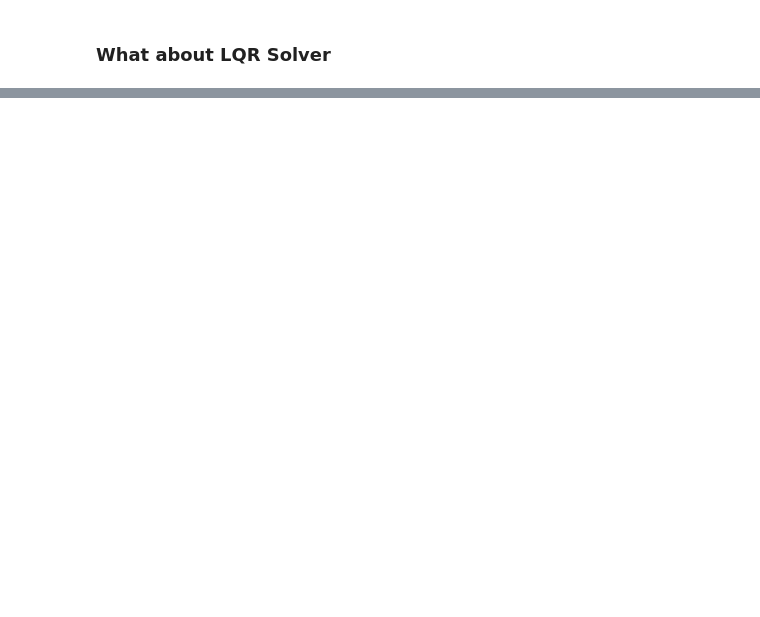
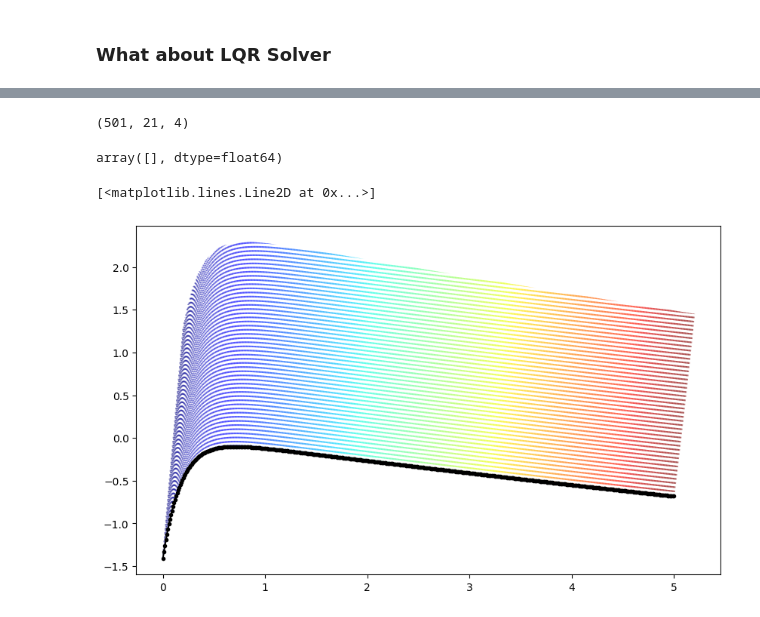
Before and after one commit to QingmuDeng/AA203-Homework, a Jupyter notebook: Project/Dynamics.ipynb, the cells around one changed output, grey strips where cells are left out. Cells and saved outputs as stored; diff of their text form; code cells hidden in the pictures; blank space fills up the shorter version.

```diff
--- a/Project/Dynamics.ipynb
+++ b/Project/Dynamics.ipynb
@@ -753,0 +1086,20 @@ TypeError: dot_general requires contracting dimensions to have the same shape, g
+# %%
+x_mpc.shape
+# %% [output]
+(501, 21, 4)
+# %%
+np.arange(t_k, (N_mpc+2)*dt, dt)
+# %% [output]
+array([], dtype=float64)
+# %%
+fig, ax = plt.subplots(1, 1, figsize=(10, 6))
+
+for k, t_k in enumerate(t):
+    t_series = np.linspace(t_k, t_k+(N_mpc)*dt, num=N_mpc)#np.arange(t_k, t_k+(N_mpc+1)*dt, dt)[:15]
+    # print(t_series , len(t_series))
+    ax.plot(t_series, u_mpc[k,:],':', color=colors[k],alpha=0.5)
+
+ax.plot(t[:], u_mpc[:,0],'k.-')
+# %% [output]
+[<matplotlib.lines.Line2D at 0x...>]
+[figure, added]
```
Also changed, not shown: parts of 31 cells of this notebook, 13 other files.
